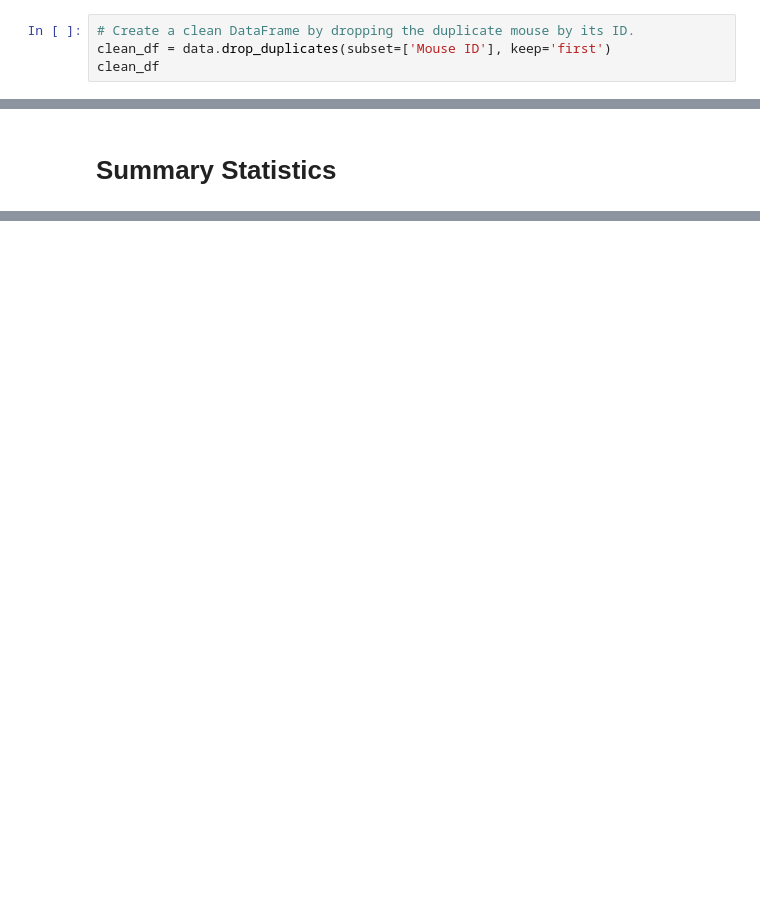
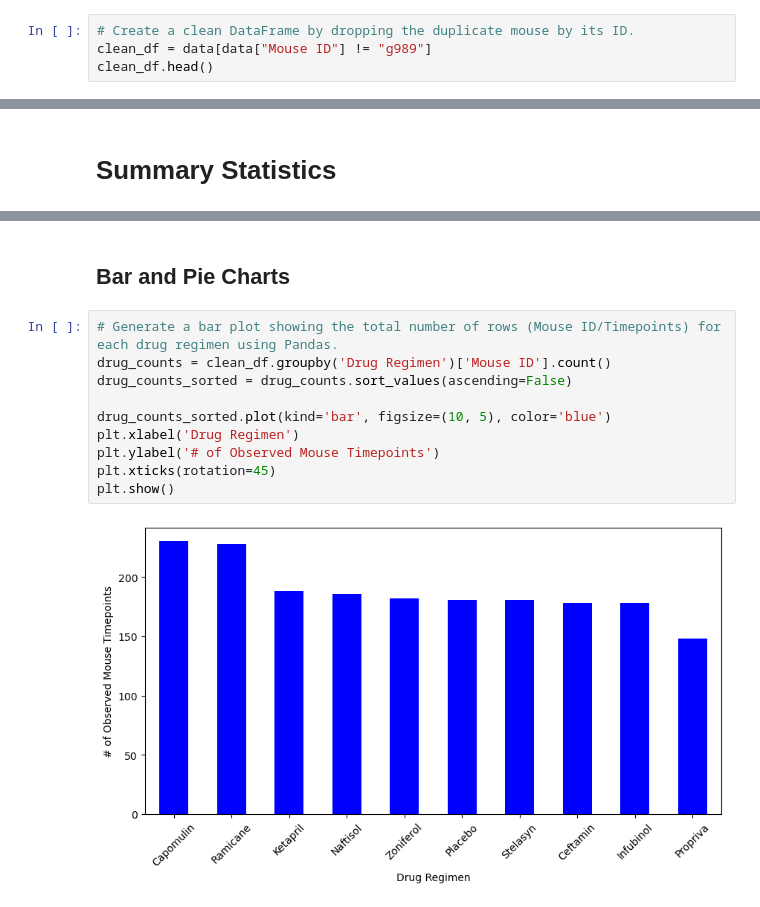
Before and after one commit to shalini1807/Data--Visualization, a Jupyter notebook: pymaceuticals/pymaceuticals.ipynb, the cells around one changed output, grey strips where cells are left out. Cells and saved outputs as stored; diff of their text form; blank space fills up the shorter version.

```diff
--- a/pymaceuticals/pymaceuticals.ipynb
+++ b/pymaceuticals/pymaceuticals.ipynb
@@ -67,7 +62,7 @@ duplicate_mice
 # %%
 # Create a clean DataFrame by dropping the duplicate mouse by its ID.
-clean_df = data.drop_duplicates(subset=['Mouse ID'], keep='first')
-clean_df
+clean_df = data[data["Mouse ID"] != "g989"]
+clean_df.head()
 # %% [output]
 |  | Mouse ID | Timepoint | Tumor Volume (mm3) | Metastatic Sites | Drug Regimen | Sex | Age_months | ... |
 | 0 | b128 | 0 | 45.0 | 0 | Capomulin | Female | 9 | ... |
@@ -130,0 +168,14 @@ summary_df
+# %% [markdown]
+## Bar and Pie Charts
+# %%
+# Generate a bar plot showing the total number of rows (Mouse ID/Timepoints) for each drug regimen using Pandas.
+drug_counts = clean_df.groupby('Drug Regimen')['Mouse ID'].count()
+drug_counts_sorted = drug_counts.sort_values(ascending=False)
+
+drug_counts_sorted.plot(kind='bar', figsize=(10, 5), color='blue')
+plt.xlabel('Drug Regimen')
+plt.ylabel('# of Observed Mouse Timepoints')
+plt.xticks(rotation=45)
+plt.show()
+# %% [output]
+[figure, added]
```
Also changed, not shown: parts of 25 cells of this notebook.
